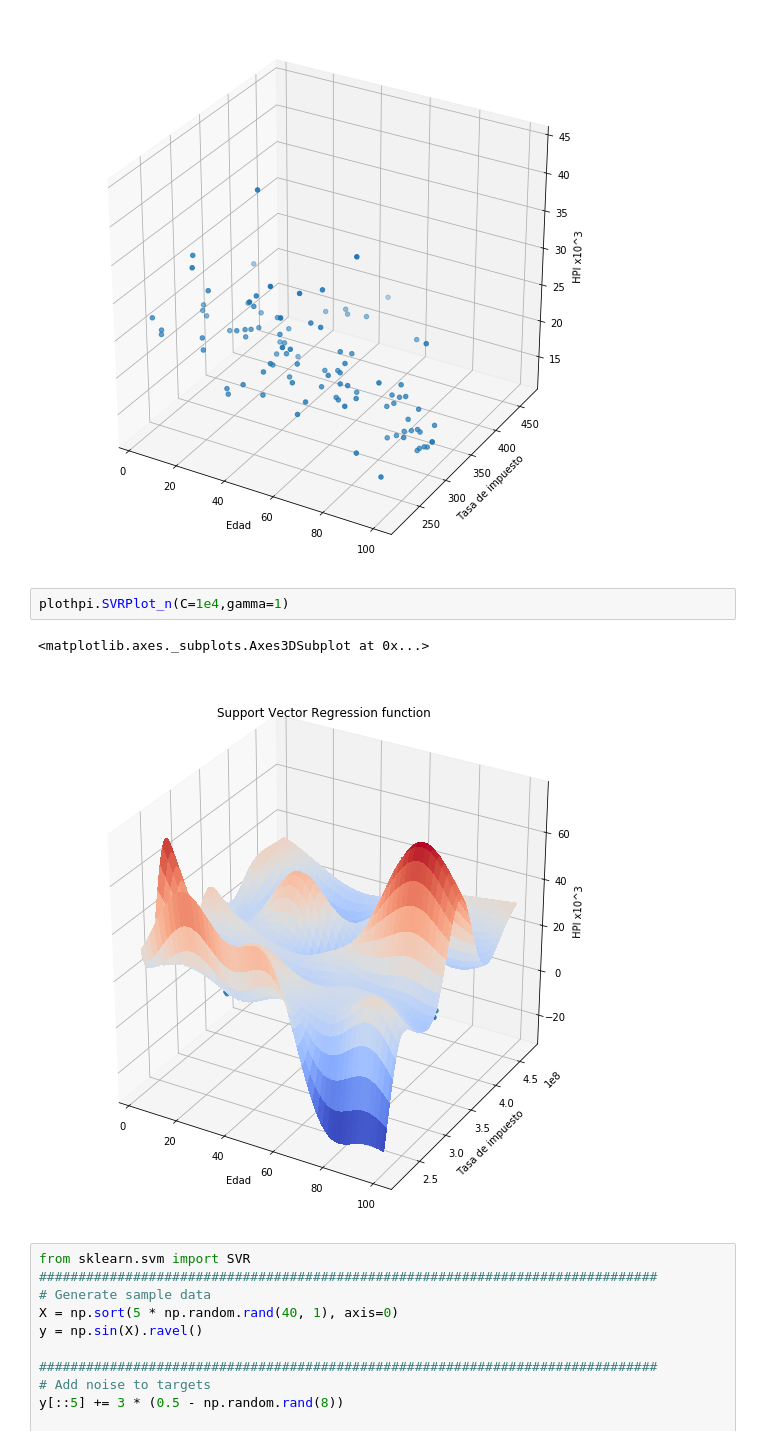
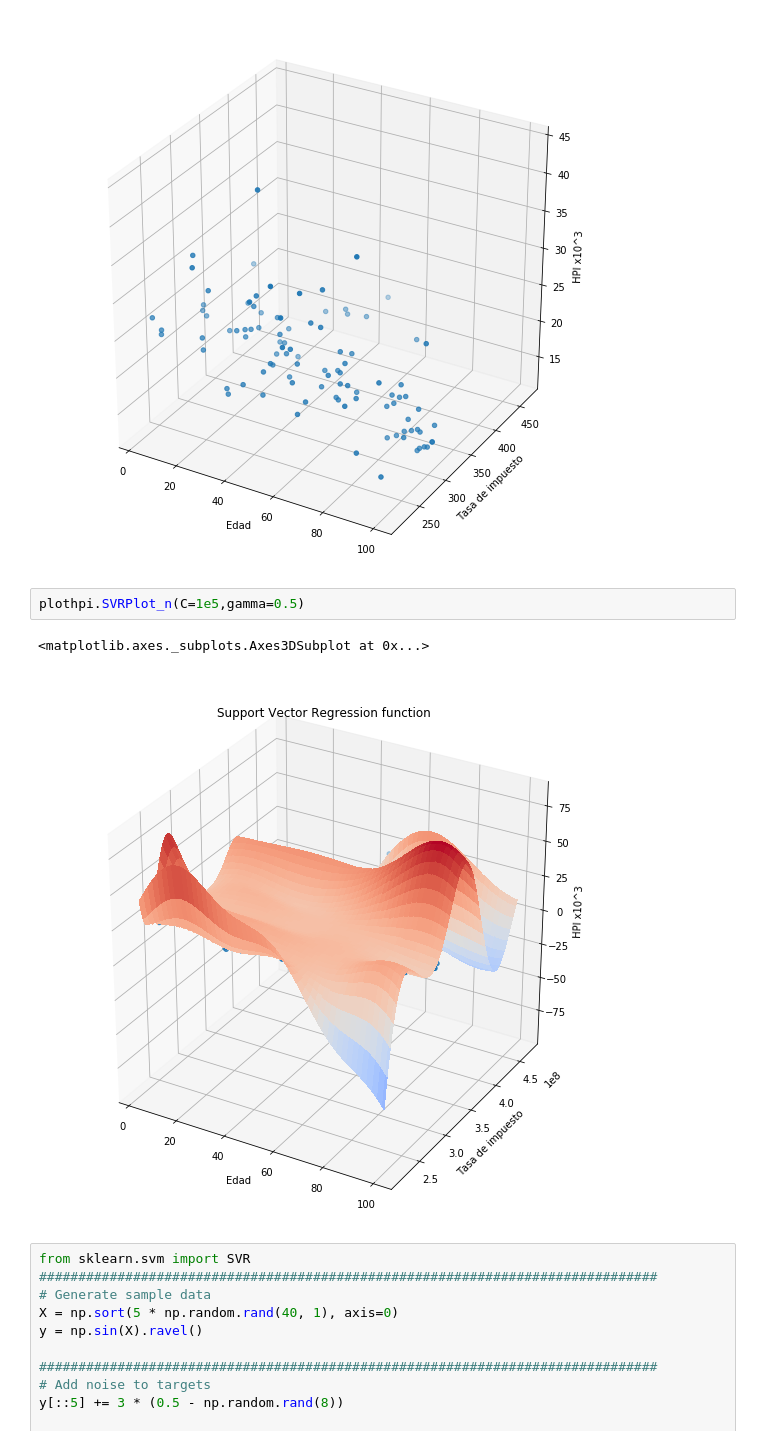
Before and after one commit to UDEA-Esp-Analitica-y-Ciencia-de-Datos/EACD-04-MACHINE-LEARNING-1, a Jupyter notebook: 16-Maquinas_de_Vectores_de_Soporte.ipynb, the cells around one changed output. Drawn from its saved outputs; the diff is of its cells as text.

```diff
--- a/16-Maquinas_de_Vectores_de_Soporte.ipynb
+++ b/16-Maquinas_de_Vectores_de_Soporte.ipynb
@@ -403,10 +405,10 @@ plothpi.plot_hpi()
 <module 'matplotlib.pyplot' from '/home/julian/.local/lib/python3.7/site-packages/matplotlib/pyplot.py'>
 [figure]
 # %%
-plothpi.SVRPlot_n(C=1e4,gamma=1)
+plothpi.SVRPlot_n(C=1e5,gamma=0.5)
 # %% [output]
 <matplotlib.axes._subplots.Axes3DSubplot at 0x...>
-[figure, old version]
+[figure, new version]
 # %%
 from sklearn.svm import SVR
 ###############################################################################
```
Also changed, not shown: parts of 2 cells of this notebook, 1 other file.
